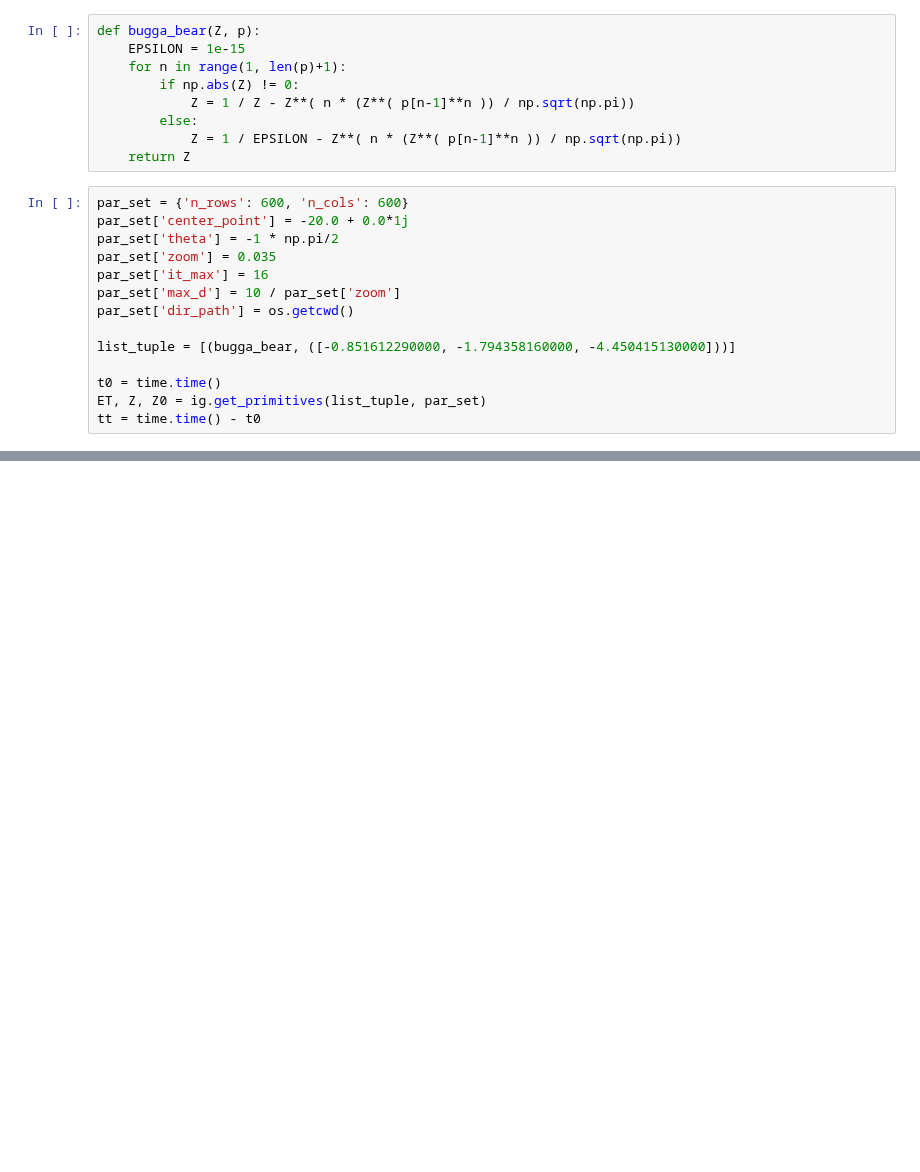
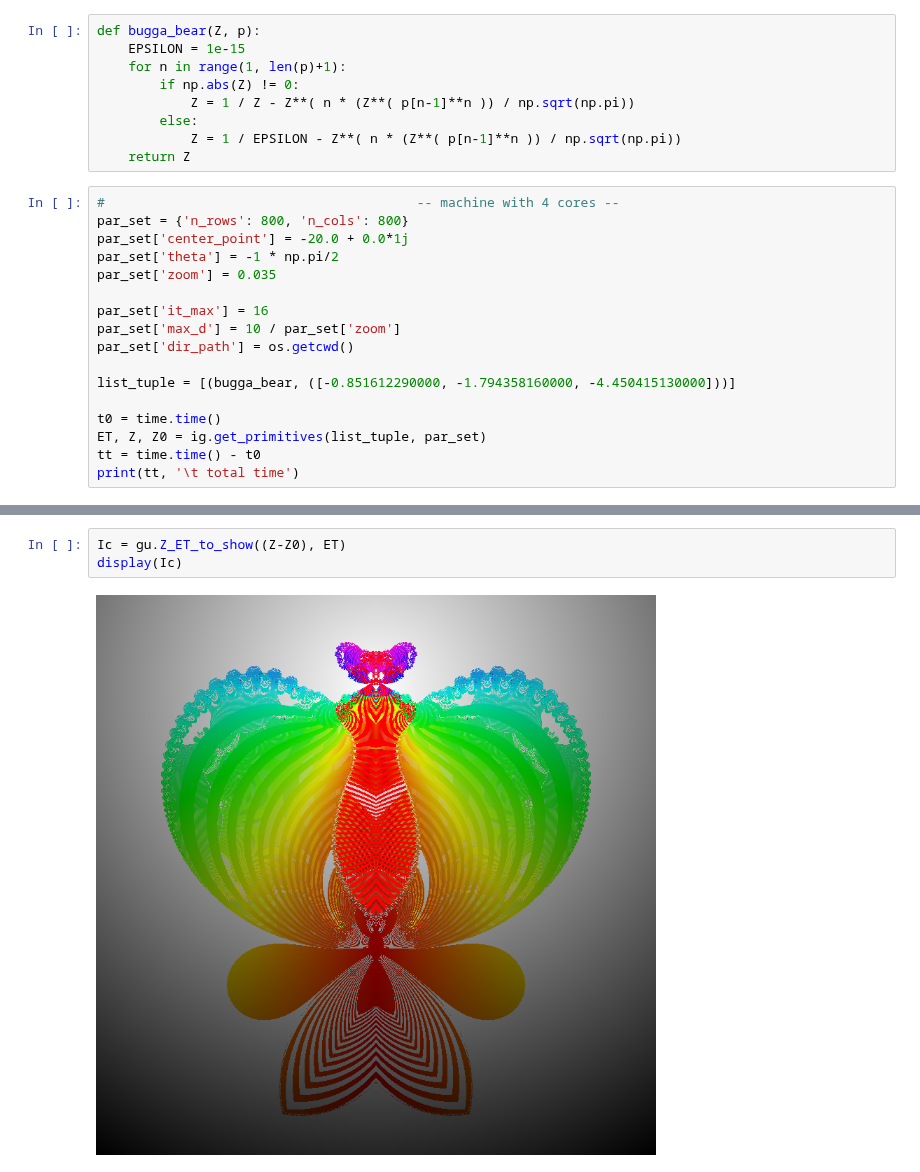
Before and after one commit to dlanier/FlyingMachineFractal, a Jupyter notebook: fig_notebooks/bug_or_bear.ipynb, the cells around one changed output, grey strips where cells are left out. Cells and saved outputs as stored; diff of their text form; blank space fills up the shorter version.

Commit message:
new display options

```diff
--- a/fig_notebooks/bug_or_bear.ipynb
+++ b/fig_notebooks/bug_or_bear.ipynb
@@ -34,10 +37,12 @@ def bugga_bear(Z, p):
             Z = 1 / EPSILON - Z**( n * (Z**( p[n-1]**n )) / np.sqrt(np.pi))
     return Z
 # %%
-par_set = {'n_rows': 600, 'n_cols': 600}
+#                                        -- machine with 4 cores --
+par_set = {'n_rows': 800, 'n_cols': 800}
 par_set['center_point'] = -20.0 + 0.0*1j
 par_set['theta'] = -1 * np.pi/2
 par_set['zoom'] = 0.035
+
 par_set['it_max'] = 16
 par_set['max_d'] = 10 / par_set['zoom']
 par_set['dir_path'] = os.getcwd()
@@ -47,3 +52,4 @@ list_tuple = [(bugga_bear, ([-0.851612290000, -1.794358160000, -4.450415130000])
 t0 = time.time()
 ET, Z, Z0 = ig.get_primitives(list_tuple, par_set)
 tt = time.time() - t0
+print(tt, '\t total time')
@@ -63,0 +68,5 @@ display(gu.mat_to_gray(M_et))
+# %%
+Ic = gu.Z_ET_to_show((Z-Z0), ET)
+display(Ic)
+# %% [output]
+[figure, added]
```
Also changed, not shown: parts of 5 cells of this notebook, 2 other files.
